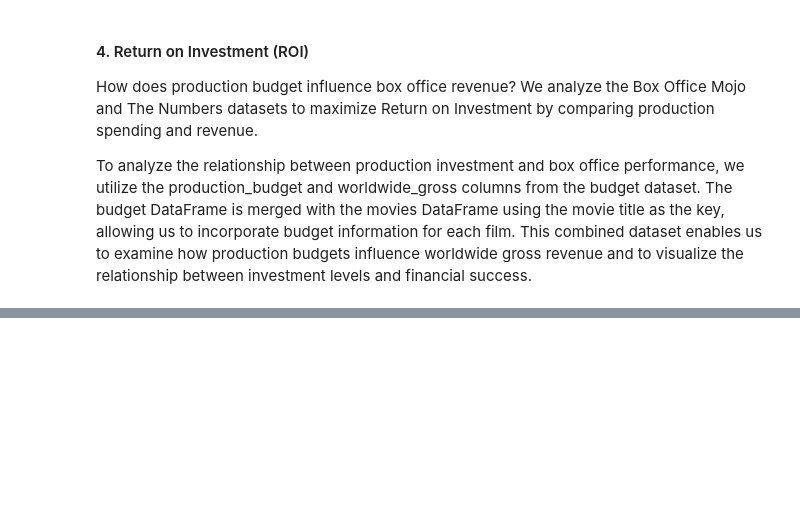
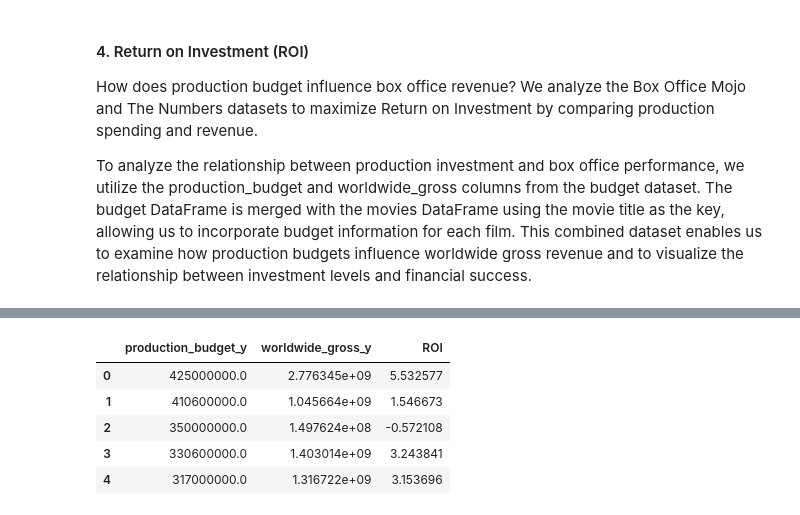
Before and after one commit to Esther-Margaret-Mwangi/Movie-studio-eda-analysis, a Jupyter notebook: movie.ipynb, the cells around one changed output, grey strips where cells are left out. Drawn from its saved outputs; the diff is of its cells as text; code cells hidden in the pictures; blank space fills up the shorter version.

```diff
--- a/movie.ipynb
+++ b/movie.ipynb
@@ -532,0 +538,9 @@ plt.show()
+# %%
+movies_clean[['production_budget_y', 'worldwide_gross_y', 'ROI']].head()
+# %% [output]
+|  | production_budget_y | worldwide_gross_y | ROI |
+| 0 | 425000000.0 | 2.776345e+09 | 5.532577 |
+| 1 | 410600000.0 | 1.045664e+09 | 1.546673 |
+| 2 | 350000000.0 | 1.497624e+08 | -0.572108 |
+| 3 | 330600000.0 | 1.403014e+09 | 3.243841 |
+| 4 | 317000000.0 | 1.316722e+09 | 3.153696 |
```
Also changed, not shown: parts of 9 cells of this notebook.
